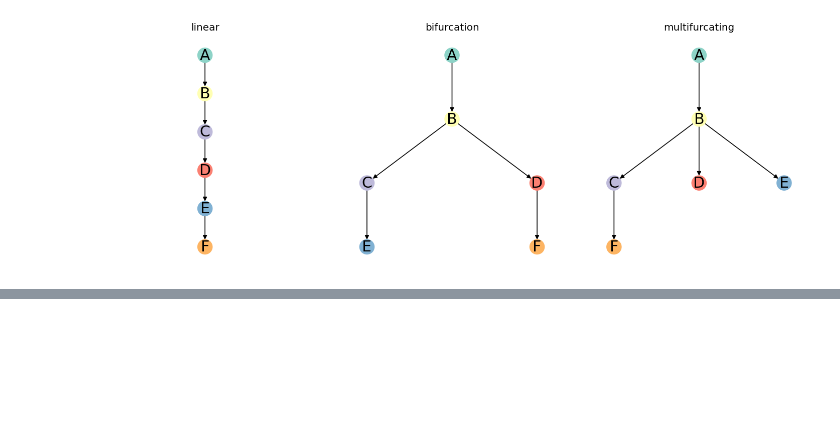
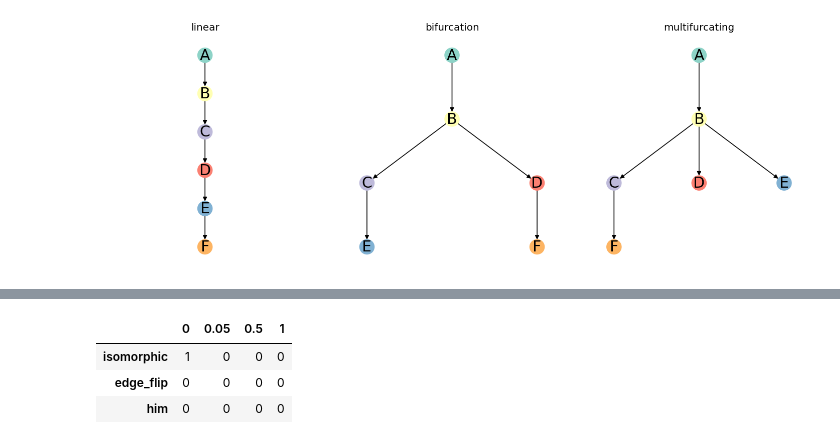
Before and after one commit to HuangDDU/CellFateExplorer, a Jupyter notebook: benchmark/notebook/02-metrics/01-metric_characterisation/02-topology.ipynb, the cells around one changed output, grey strips where cells are left out. Cells and saved outputs as stored; diff of their text form; code cells hidden in the pictures; blank space fills up the shorter version.

```diff
--- a/benchmark/notebook/02-metrics/01-metric_characterisation/02-topology.ipynb
+++ b/benchmark/notebook/02-metrics/01-metric_characterisation/02-topology.ipynb
@@ -35,0 +180,15 @@ for id, trajectory in fadata_dict.items():
+# %%
+# 合并到同一个 FateAnnData上
+main_model_name = 0
+fadata_merge = fadata_dict[main_model_name]
+
+for model_name, fadata in fadata_dict.items():
+    model_name = str(model_name) # 转化为数字
+    fadata_merge.trajectory_history_dict[model_name] = fadata.trajectory_history_dict["default"]
+
+
+del fadata_merge.trajectory_history_dict["default"]
+fadata_merge.model_name = str(main_model_name)
+
+model_name_list = fadata_merge.get_all_model_name()
+model_name_list
@@ -35,0 +201,18 @@ for id, trajectory in fadata_dict.items():
+# %%
+metrics_result_dict = {}
+for model_name in model_name_list:
+    model_metric = cfe.metric.calculate_metrics(
+        fadata_merge,
+        metrics=metric_id_list,
+        now_model=model_name,
+        ref_model="0"
+    )
+    metrics_result_dict[model_name] = model_metric
+
+metric_result_df = pd.DataFrame(metrics_result_dict)
+metric_result_df
+# %% [output]
+|  | 0 | 0.05 | 0.5 | 1 |
+| isomorphic | 1 | 0 | 0 | 0 |
+| edge_flip | 0 | 0 | 0 | 0 |
+| him | 0 | 0 | 0 | 0 |
```
Also changed, not shown: parts of 13 cells of this notebook, 9 other files.
